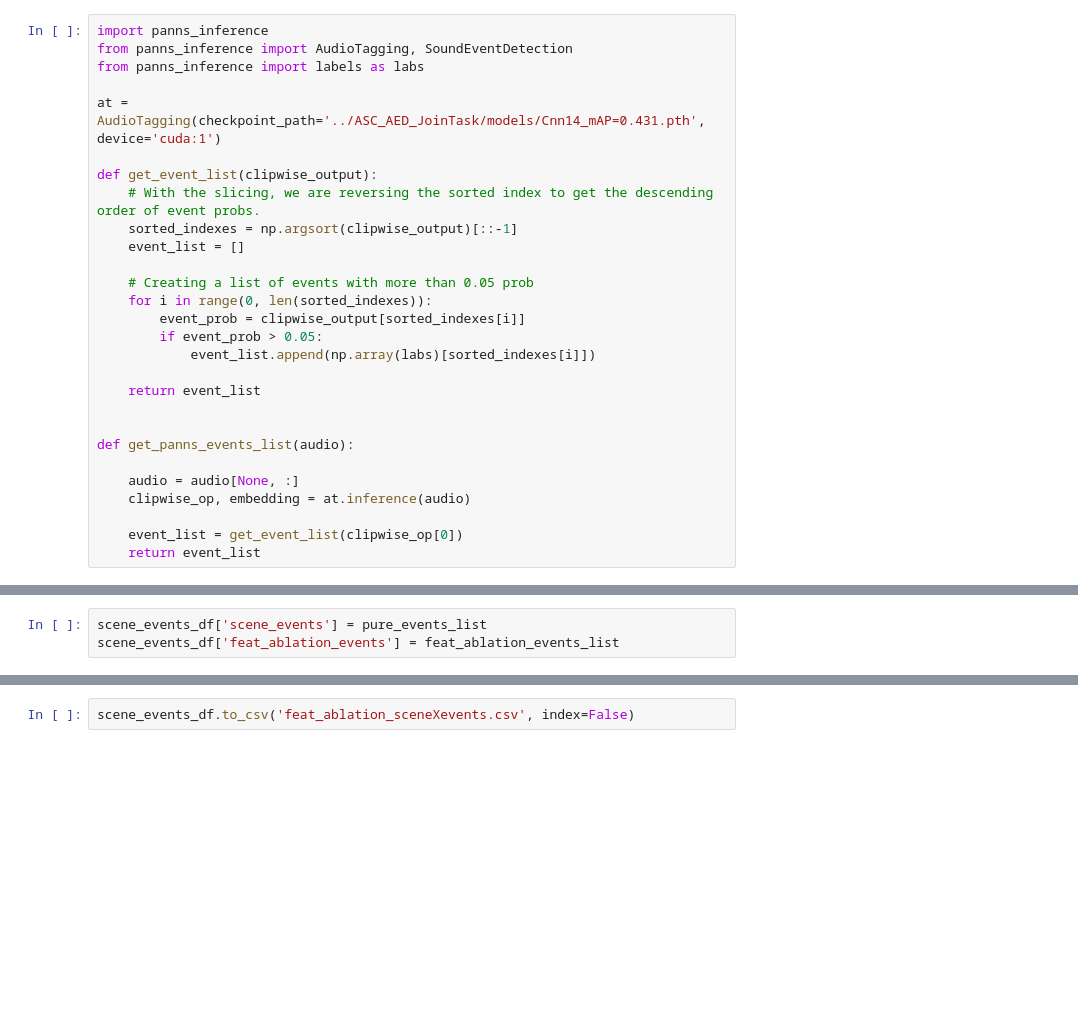
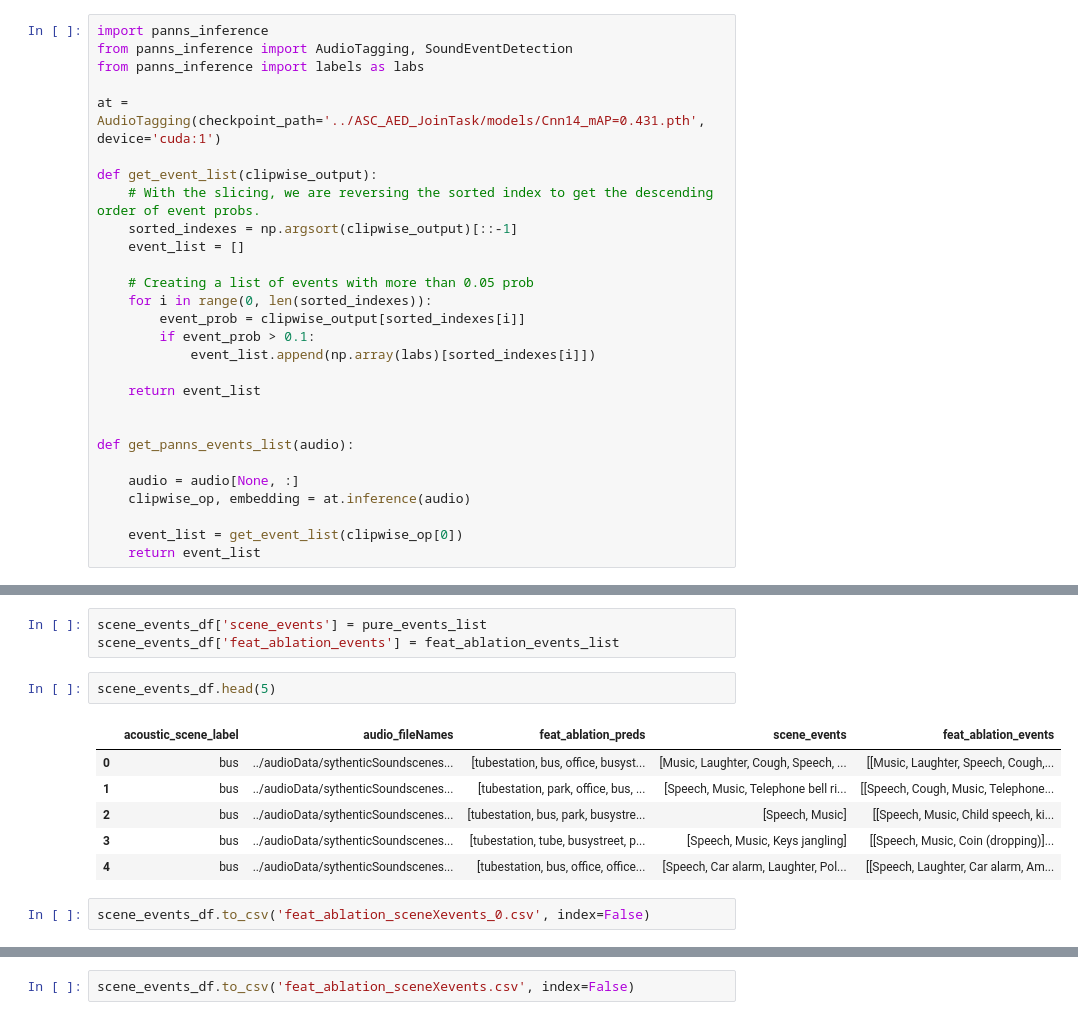
Before and after one commit to darshitttt/Scene_X_Events, a Jupyter notebook: featAblation_fromScratch.ipynb, the cells around one changed output, grey strips where cells are left out. Drawn from its saved outputs; the diff is of its cells as text; blank space fills up the shorter version.

```diff
--- a/featAblation_fromScratch.ipynb
+++ b/featAblation_fromScratch.ipynb
@@ -51,7 +51,7 @@ def get_event_list(clipwise_output):
     # Creating a list of events with more than 0.05 prob
     for i in range(0, len(sorted_indexes)):
         event_prob = clipwise_output[sorted_indexes[i]]
-        if event_prob > 0.05:
+        if event_prob > 0.1:
             event_list.append(np.array(labs)[sorted_indexes[i]])
 
     return event_list
@@ -192,3 +179,14 @@ for i, row in scene_events_df.iterrows():
 # %%
 scene_events_df['scene_events'] = pure_events_list
 scene_events_df['feat_ablation_events'] = feat_ablation_events_list
+# %%
+scene_events_df.head(5)
+# %% [output]
+|  | acoustic_scene_label | audio_fileNames | feat_ablation_preds | scene_events | feat_ablation_events |
+| 0 | bus | ../audioData/sythenticSoundscenes... | [tubestation, bus, office, busyst... | [Music, Laughter, Cough, Speech, ... | [[Music, Laughter, Speech, Cough,... |
+| 1 | bus | ../audioData/sythenticSoundscenes... | [tubestation, park, office, bus, ... | [Speech, Music, Telephone bell ri... | [[Speech, Cough, Music, Telephone... |
+| 2 | bus | ../audioData/sythenticSoundscenes... | [tubestation, bus, park, busystre... | [Speech, Music] | [[Speech, Music, Child speech, ki... |
+| 3 | bus | ../audioData/sythenticSoundscenes... | [tubestation, tube, busystreet, p... | [Speech, Music, Keys jangling] | [[Speech, Music, Coin (dropping)]... |
+| 4 | bus | ../audioData/sythenticSoundscenes... | [tubestation, bus, office, office... | [Speech, Car alarm, Laughter, Pol... | [[Speech, Laughter, Car alarm, Am... |
+# %%
+scene_events_df.to_csv('feat_ablation_sceneXevents_0.csv', index=False)
```
Also changed, not shown: parts of 14 cells of this notebook, 3 other files.
